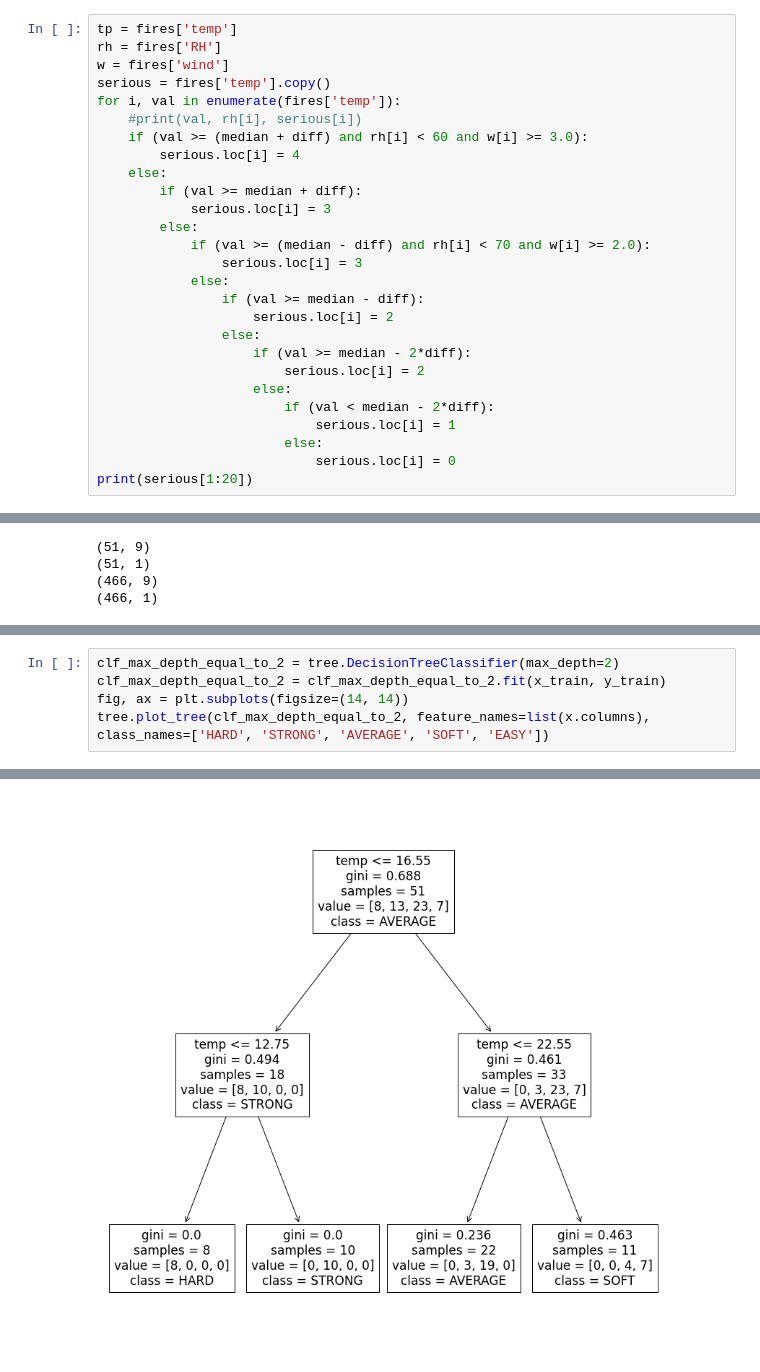
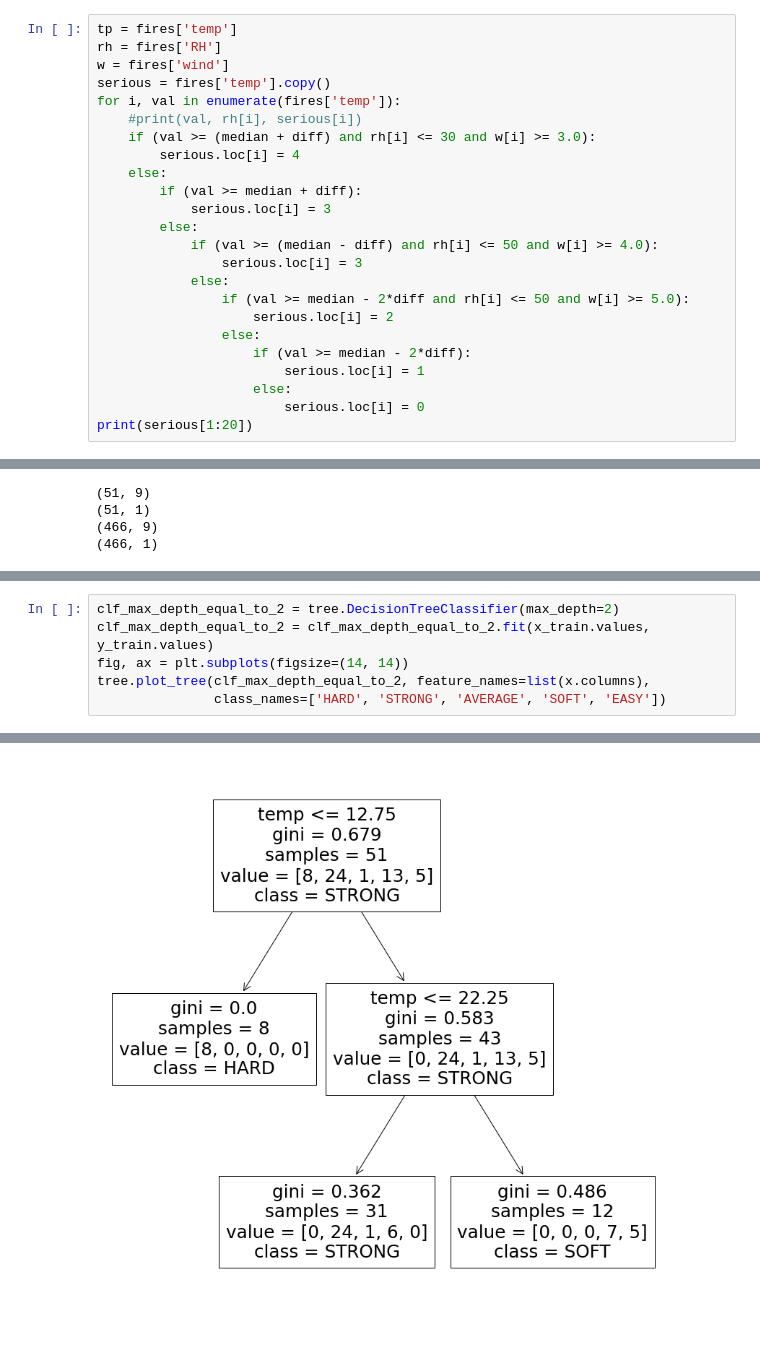
Before and after one commit to Bajamuta/AEH-Inteligentna-Analiza-Danych, a Jupyter notebook: LAB1/SPRAWOZDANIA/DRZEWO DECYZYJNE/praca do sprawozdania.ipynb, the cells around one changed output, grey strips where cells are left out. Drawn from its saved outputs; the diff is of its cells as text.

```diff
--- a/LAB1/SPRAWOZDANIA/DRZEWO DECYZYJNE/praca do sprawozdania.ipynb
+++ b/LAB1/SPRAWOZDANIA/DRZEWO DECYZYJNE/praca do sprawozdania.ipynb
@@ -160,24 +145,21 @@ w = fires['wind']
 serious = fires['temp'].copy()
 for i, val in enumerate(fires['temp']):
     #print(val, rh[i], serious[i])
-    if (val >= (median + diff) and rh[i] < 60 and w[i] >= 3.0):
+    if (val >= (median + diff) and rh[i] <= 30 and w[i] >= 3.0):
         serious.loc[i] = 4
     else:
         if (val >= median + diff):
             serious.loc[i] = 3
         else:
-            if (val >= (median - diff) and rh[i] < 70 and w[i] >= 2.0):
+            if (val >= (median - diff) and rh[i] <= 50 and w[i] >= 4.0):
                 serious.loc[i] = 3
             else:
-                if (val >= median - diff):
+                if (val >= median - 2*diff and rh[i] <= 50 and w[i] >= 5.0):
                     serious.loc[i] = 2
                 else:
                     if (val >= median - 2*diff):
-                        serious.loc[i] = 2
+                        serious.loc[i] = 1
                     else:
-                        if (val < median - 2*diff):
-                            serious.loc[i] = 1
-                        else:
-                            serious.loc[i] = 0
+                        serious.loc[i] = 0
 print(serious[1:20])
 # %% [output]
@@ -304,6 +289,7 @@ tree.plot_tree(clf_max_depth_equal_to_1, feature_names=list(x.columns),  class_n
 # %%
 clf_max_depth_equal_to_2 = tree.DecisionTreeClassifier(max_depth=2)
-clf_max_depth_equal_to_2 = clf_max_depth_equal_to_2.fit(x_train, y_train)
+clf_max_depth_equal_to_2 = clf_max_depth_equal_to_2.fit(x_train.values, y_train.values)
 fig, ax = plt.subplots(figsize=(14, 14))
-tree.plot_tree(clf_max_depth_equal_to_2, feature_names=list(x.columns),  class_names=['HARD', 'STRONG', 'AVERAGE', 'SOFT', 'EASY'])
+tree.plot_tree(clf_max_depth_equal_to_2, feature_names=list(x.columns),
+               class_names=['HARD', 'STRONG', 'AVERAGE', 'SOFT', 'EASY'])
 # %% [output]
@@ -317,3 +301,3 @@ tree.plot_tree(clf_max_depth_equal_to_2, feature_names=list(x.columns),  class_n
-[figure, old version]
+[figure, new version]
 # %%
 clf_max_depth_equal_to_3 = tree.DecisionTreeClassifier(max_depth=3)
```
Also changed, not shown: parts of 14 cells of this notebook, 6 other files.
